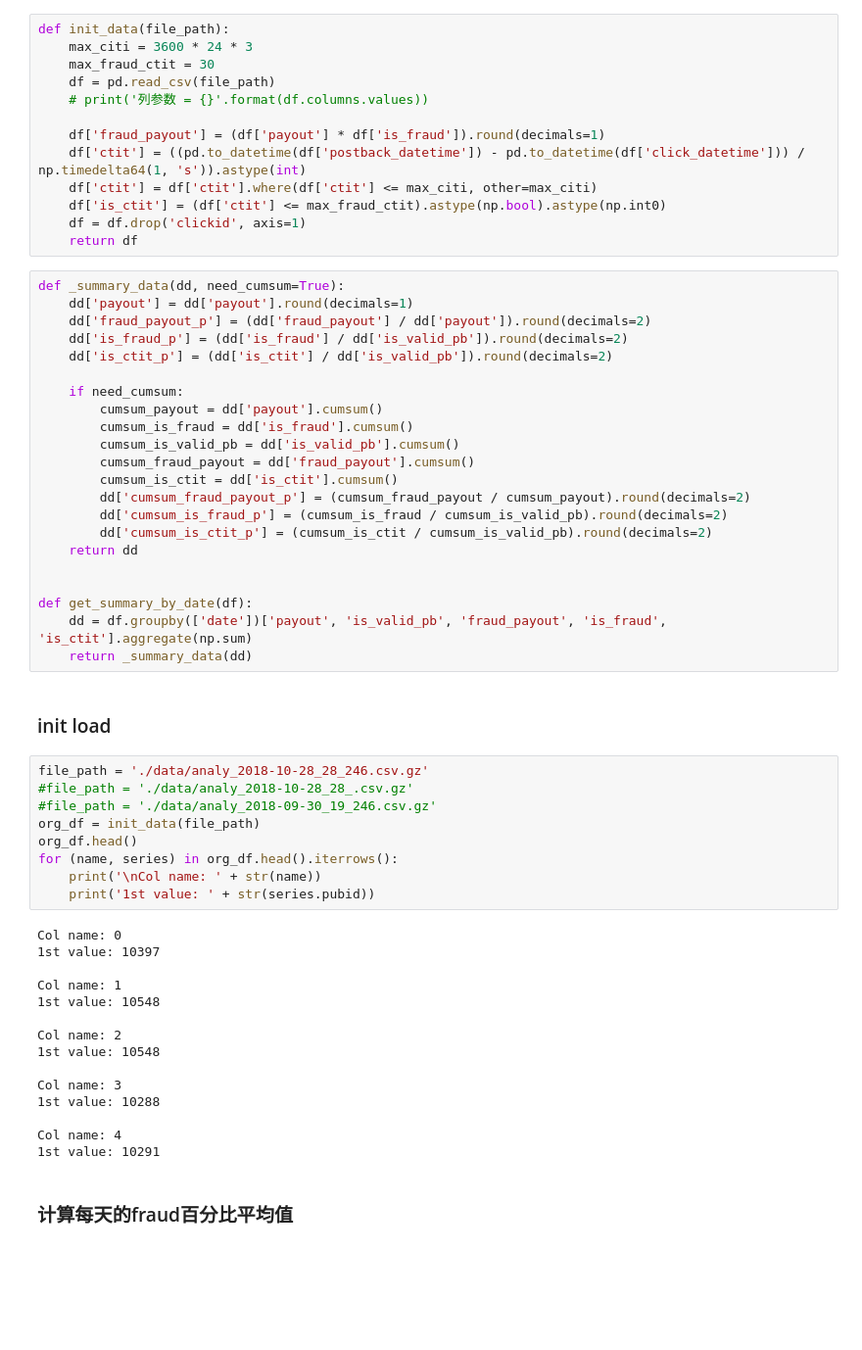
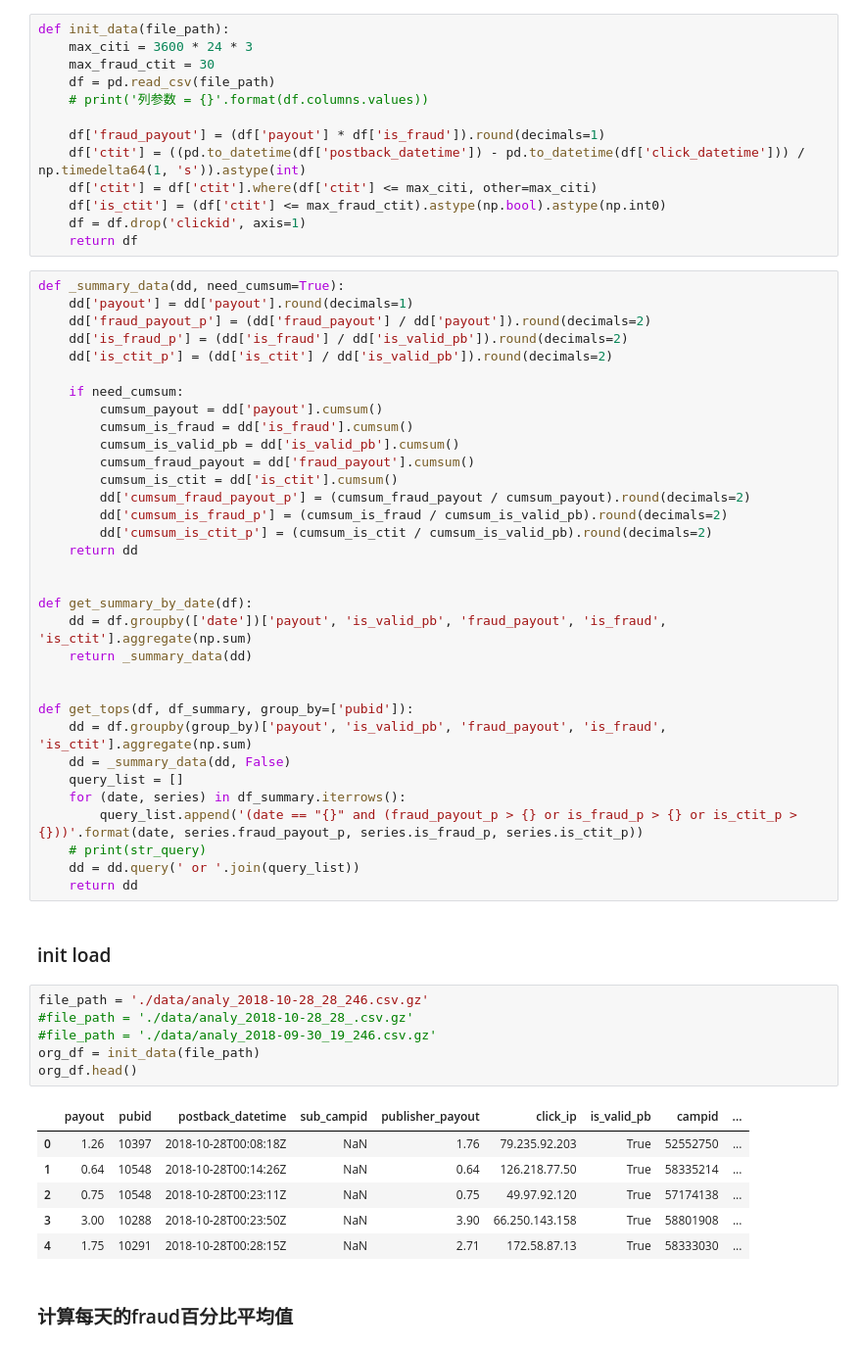
Before and after one commit to uileyar/hello_tf, a Jupyter notebook: fraud/analytic-pubid.ipynb, the cells around one changed output. Shown at 98% size. Cells and saved outputs as stored; diff of their text form; blank space fills up the shorter version.

```diff
--- a/fraud/analytic-pubid.ipynb
+++ b/fraud/analytic-pubid.ipynb
@@ -48,32 +50,32 @@ def _summary_data(dd, need_cumsum=True):
 def get_summary_by_date(df):
     dd = df.groupby(['date'])['payout', 'is_valid_pb', 'fraud_payout', 'is_fraud', 'is_ctit'].aggregate(np.sum)
     return _summary_data(dd)
+
+
+def get_tops(df, df_summary, group_by=['pubid']):
+    dd = df.groupby(group_by)['payout', 'is_valid_pb', 'fraud_payout', 'is_fraud', 'is_ctit'].aggregate(np.sum)
+    dd = _summary_data(dd, False)
+    query_list = []
+    for (date, series) in df_summary.iterrows():
+        query_list.append('(date == "{}" and (fraud_payout_p > {} or is_fraud_p > {} or is_ctit_p > {}))'.format(date, series.fraud_payout_p, series.is_fraud_p, series.is_ctit_p))
+    # print(str_query)
+    dd = dd.query(' or '.join(query_list))
+    return dd
 # %% [markdown]
 ### init load
 # %%
 file_path = './data/analy_2018-10-28_28_246.csv.gz'
 #file_path = './data/analy_2018-10-28_28_.csv.gz'
 #file_path = './data/analy_2018-09-30_19_246.csv.gz'
 org_df = init_data(file_path)
 org_df.head()
-for (name, series) in org_df.head().iterrows():
-    print('\nCol name: ' + str(name))
-    print('1st value: ' + str(series.pubid))
 # %% [output]
-Col name: 0
-1st value: 10397
-
-Col name: 1
-1st value: 10548
-
-Col name: 2
-1st value: 10548
-
-Col name: 3
-1st value: 10288
-
-Col name: 4
-1st value: 10291
+|  | payout | pubid | postback_datetime | sub_campid | publisher_payout | click_ip | is_valid_pb | campid | ... |
+| 0 | 1.26 | 10397 | 2018-10-28T00:08:18Z | NaN | 1.76 | 79.235.92.203 | True | 52552750 | ... |
+| 1 | 0.64 | 10548 | 2018-10-28T00:14:26Z | NaN | 0.64 | 126.218.77.50 | True | 58335214 | ... |
+| 2 | 0.75 | 10548 | 2018-10-28T00:23:11Z | NaN | 0.75 | 49.97.92.120 | True | 57174138 | ... |
+| 3 | 3.00 | 10288 | 2018-10-28T00:23:50Z | NaN | 3.90 | 66.250.143.158 | True | 58801908 | ... |
+| 4 | 1.75 | 10291 | 2018-10-28T00:28:15Z | NaN | 2.71 | 172.58.87.13 | True | 58333030 | ... |
 # %% [markdown]
 ### 计算每天的fraud百分比平均值
 # %%
```
Also changed, not shown: parts of 7 cells of this notebook.
